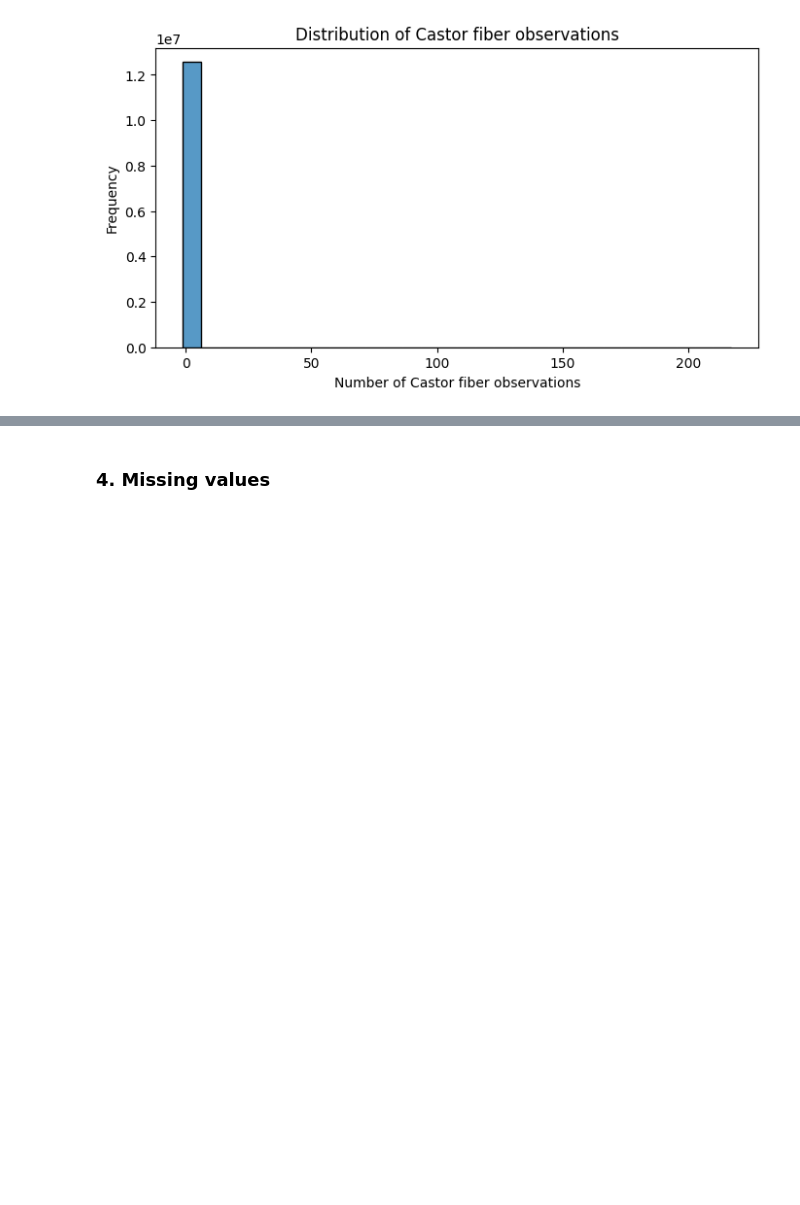
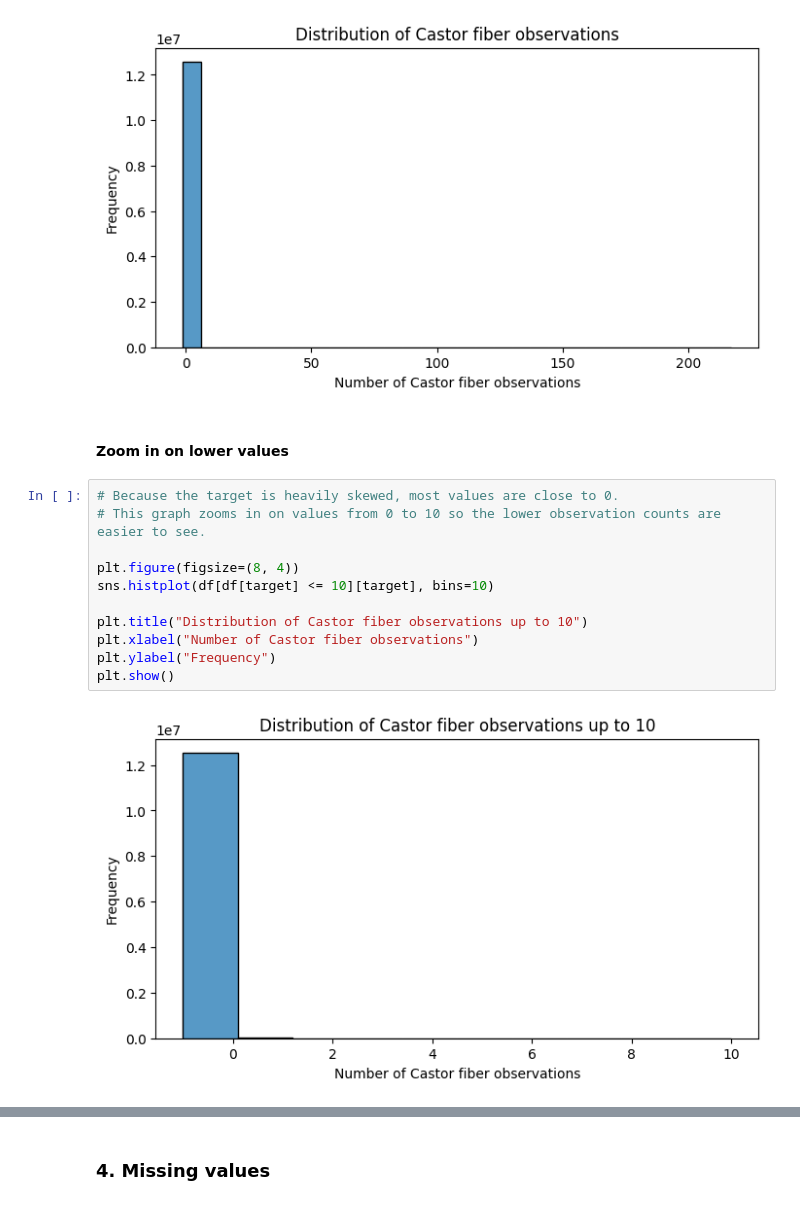
Before and after one commit to Shifu-boop/DSAI-Check-in-1, a Jupyter notebook: Check-in-1/Checkin-1.ipynb, the cells around one changed output, grey strips where cells are left out. Cells and saved outputs as stored; diff of their text form; blank space fills up the shorter version.

```diff
--- a/Check-in-1/Checkin-1.ipynb
+++ b/Check-in-1/Checkin-1.ipynb
@@ -189,3 +189,18 @@ plt.ylabel("Frequency")
 plt.show()
 # %% [output]
 [figure]
+# %% [markdown]
+#### Zoom in on lower values
+# %%
+# Because the target is heavily skewed, most values are close to 0.
+# This graph zooms in on values from 0 to 10 so the lower observation counts are easier to see.
+
+plt.figure(figsize=(8, 4))
+sns.histplot(df[df[target] <= 10][target], bins=10)
+
+plt.title("Distribution of Castor fiber observations up to 10")
+plt.xlabel("Number of Castor fiber observations")
+plt.ylabel("Frequency")
+plt.show()
+# %% [output]
+[figure, added]
```
Also changed, not shown: parts of 1 cell of this notebook.
